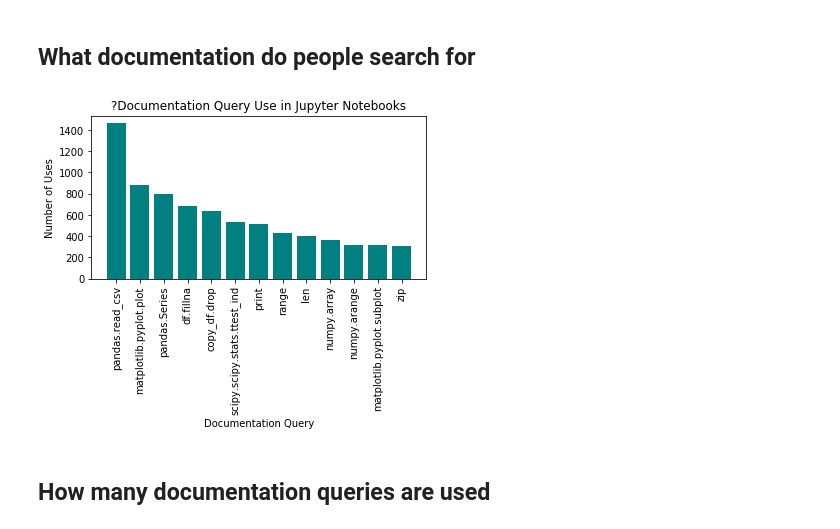
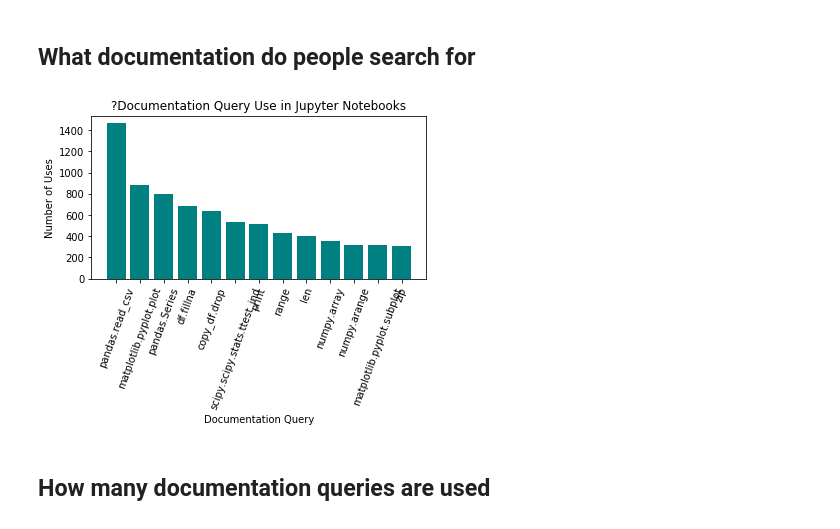
Before and after one commit to jupyter/notebook-research, a Jupyter notebook: analysis_notebooks/12_Magic.ipynb, the cells around one changed output. Drawn from its saved outputs; the diff is of its cells as text; code cells hidden in the pictures.

```diff
--- a/analysis_notebooks/Magic.ipynb
+++ b/analysis_notebooks/12_Magic.ipynb
@@ -290,16 +290,16 @@ doc_counts = pd.Series(
 # %%
 fig = plt.figure(figsize = (6, 3))
 x = doc_counts[doc_counts.num_uses > 300].doc
 x_pos = range(len(x))
 y = doc_counts[doc_counts.num_uses > 300].num_uses
 plt.bar(x_pos, y, color = 'teal')
-plt.xticks(x_pos, x, rotation = 90)
+plt.xticks(x_pos, x, rotation = 70)
 plt.ylabel('Number of Uses')
 plt.xlabel('Documentation Query')
 plt.title('?Documentation Query Use in Jupyter Notebooks')
 plt.show()
 # %% [output]
-[figure, old version]
+[figure, new version]
 # %% [markdown]
 ## How many documentation queries are used
 # %%
```
Also changed, not shown: parts of 3 cells of this notebook, 50 other files.
